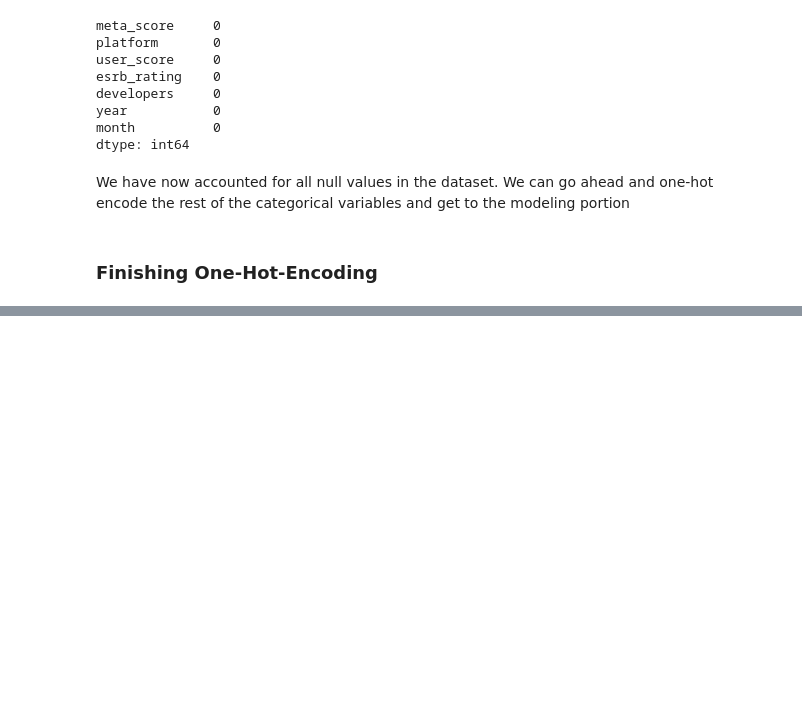
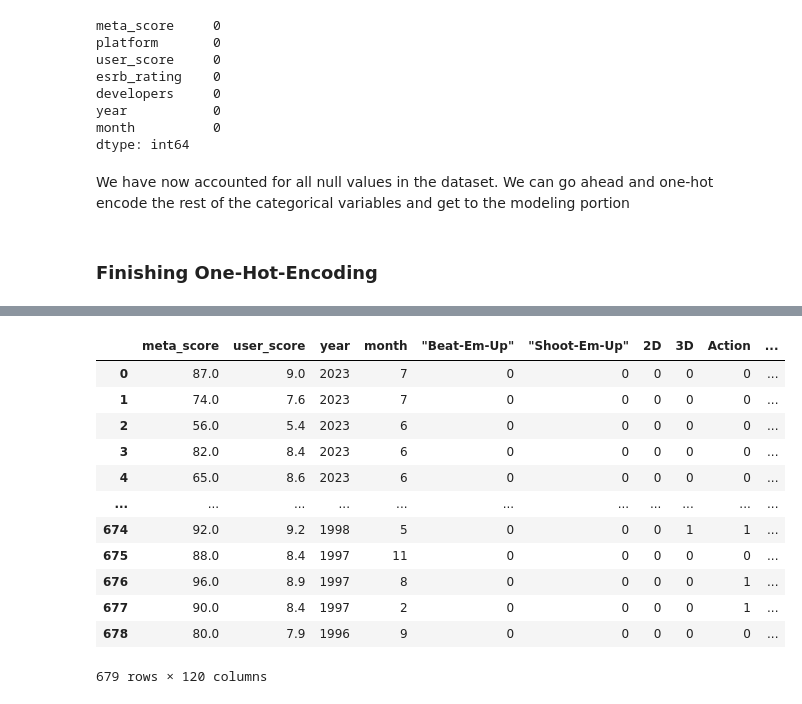
Before and after one commit to brianellis1997/Nintendo_Games, a Jupyter notebook: Analysis.ipynb, the cells around one changed output, grey strips where cells are left out. Cells and saved outputs as stored; diff of their text form; code cells hidden in the pictures; blank space fills up the shorter version.

```diff
--- a/Analysis.ipynb
+++ b/Analysis.ipynb
@@ -545,0 +660,20 @@ We have now accounted for all null values in the dataset. We can go ahead and on
+# %%
+Games.reset_index(inplace=True)
+
+Games.drop('index', axis=1, inplace=True)
+
+Games
+# %% [output]
+|  | meta_score | user_score | year | month | "Beat-Em-Up" | "Shoot-Em-Up" | 2D | 3D | Action | ... |
+| 0 | 87.0 | 9.0 | 2023 | 7 | 0 | 0 | 0 | 0 | 0 | ... |
+| 1 | 74.0 | 7.6 | 2023 | 7 | 0 | 0 | 0 | 0 | 0 | ... |
+| 2 | 56.0 | 5.4 | 2023 | 6 | 0 | 0 | 0 | 0 | 0 | ... |
+| 3 | 82.0 | 8.4 | 2023 | 6 | 0 | 0 | 0 | 0 | 0 | ... |
+| 4 | 65.0 | 8.6 | 2023 | 6 | 0 | 0 | 0 | 0 | 0 | ... |
+| ... | ... | ... | ... | ... | ... | ... | ... | ... | ... | ... |
+| 674 | 92.0 | 9.2 | 1998 | 5 | 0 | 0 | 0 | 1 | 1 | ... |
+| 675 | 88.0 | 8.4 | 1997 | 11 | 0 | 0 | 0 | 0 | 0 | ... |
+| 676 | 96.0 | 8.9 | 1997 | 8 | 0 | 0 | 0 | 0 | 1 | ... |
+| 677 | 90.0 | 8.4 | 1997 | 2 | 0 | 0 | 0 | 0 | 1 | ... |
+| 678 | 80.0 | 7.9 | 1996 | 9 | 0 | 0 | 0 | 0 | 0 | ... |
+679 rows × 120 columns
```
Also changed, not shown: parts of 9 cells of this notebook.
